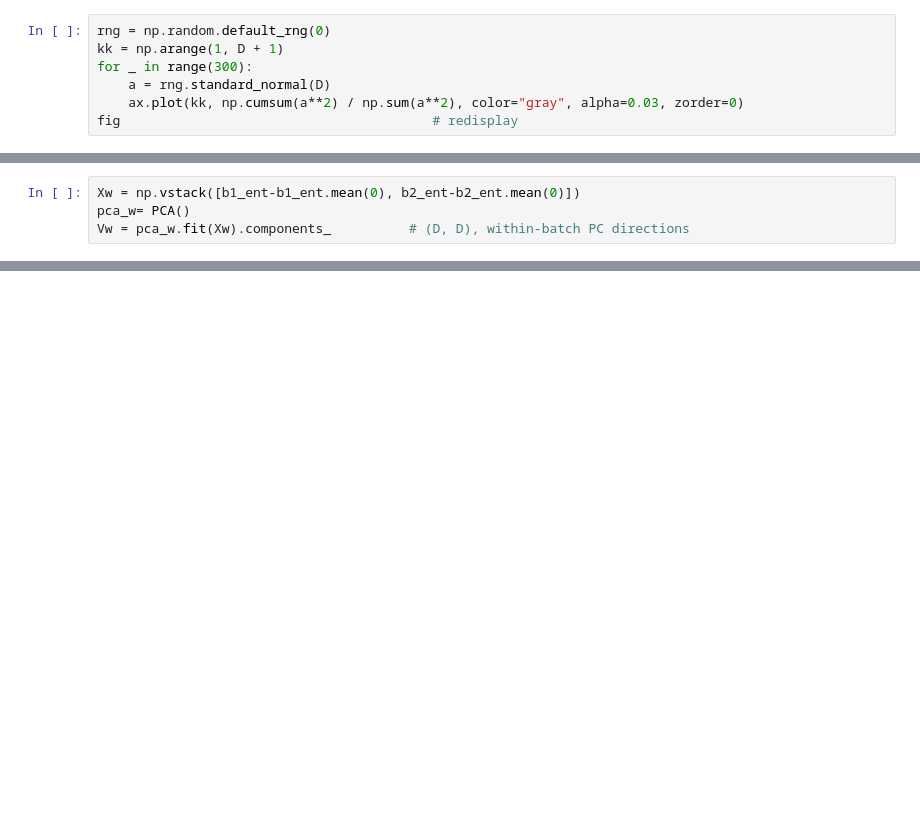
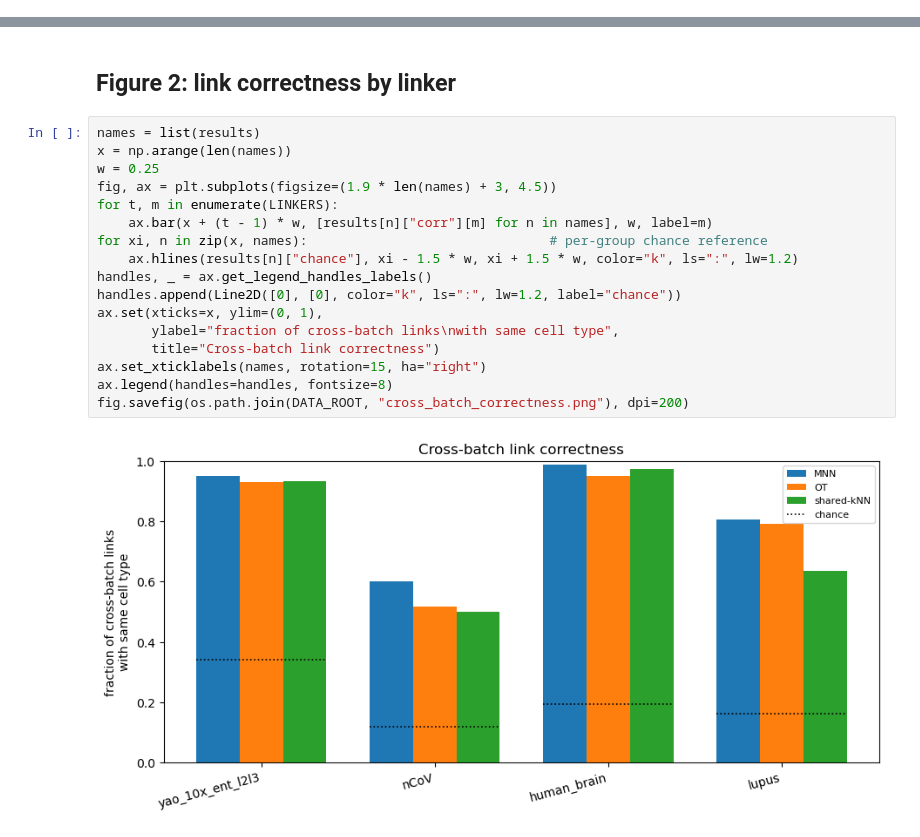
Before and after one commit to NDR-lab/ot-tsne, a Jupyter notebook: notebooks/orthongality_of_batch_effect.ipynb, the cells around one changed output, grey strips where cells are left out. Saved outputs shown, nothing was run; the diff lists cells and outputs as text; blank space fills up the shorter version.

```diff
--- a/notebooks/orthongality_of_batch_effect.ipynb
+++ b/notebooks/orthongality_of_batch_effect.ipynb
@@ -265,7 +0,0 @@ plt.tight_layout()
-# %%
-rng = np.random.default_rng(0)
-kk = np.arange(1, D + 1)
-for _ in range(300):
-    a = rng.standard_normal(D)
-    ax.plot(kk, np.cumsum(a**2) / np.sum(a**2), color="gray", alpha=0.03, zorder=0)
-fig                                        # redisplay
@@ -274,4 +0,0 @@ fig                                        # redisplay
-# %%
-Xw = np.vstack([b1_ent-b1_ent.mean(0), b2_ent-b2_ent.mean(0)])
-pca_w= PCA()
-Vw = pca_w.fit(Xw).components_          # (D, D), within-batch PC directions
@@ -391,0 +363,21 @@ exact OT (EMD): 71.9% same subclass
+# %% [markdown]
+## Figure 2: link correctness by linker
+# %%
+names = list(results)
+x = np.arange(len(names))
+w = 0.25
+fig, ax = plt.subplots(figsize=(1.9 * len(names) + 3, 4.5))
+for t, m in enumerate(LINKERS):
+    ax.bar(x + (t - 1) * w, [results[n]["corr"][m] for n in names], w, label=m)
+for xi, n in zip(x, names):                               # per-group chance reference
+    ax.hlines(results[n]["chance"], xi - 1.5 * w, xi + 1.5 * w, color="k", ls=":", lw=1.2)
+handles, _ = ax.get_legend_handles_labels()
+handles.append(Line2D([0], [0], color="k", ls=":", lw=1.2, label="chance"))
+ax.set(xticks=x, ylim=(0, 1),
+       ylabel="fraction of cross-batch links\nwith same cell type",
+       title="Cross-batch link correctness")
+ax.set_xticklabels(names, rotation=15, ha="right")
+ax.legend(handles=handles, fontsize=8)
+fig.savefig(os.path.join(DATA_ROOT, "cross_batch_correctness.png"), dpi=200)
+# %% [output]
+[figure, added]
```
Also changed, not shown: parts of 63 cells of this notebook.
